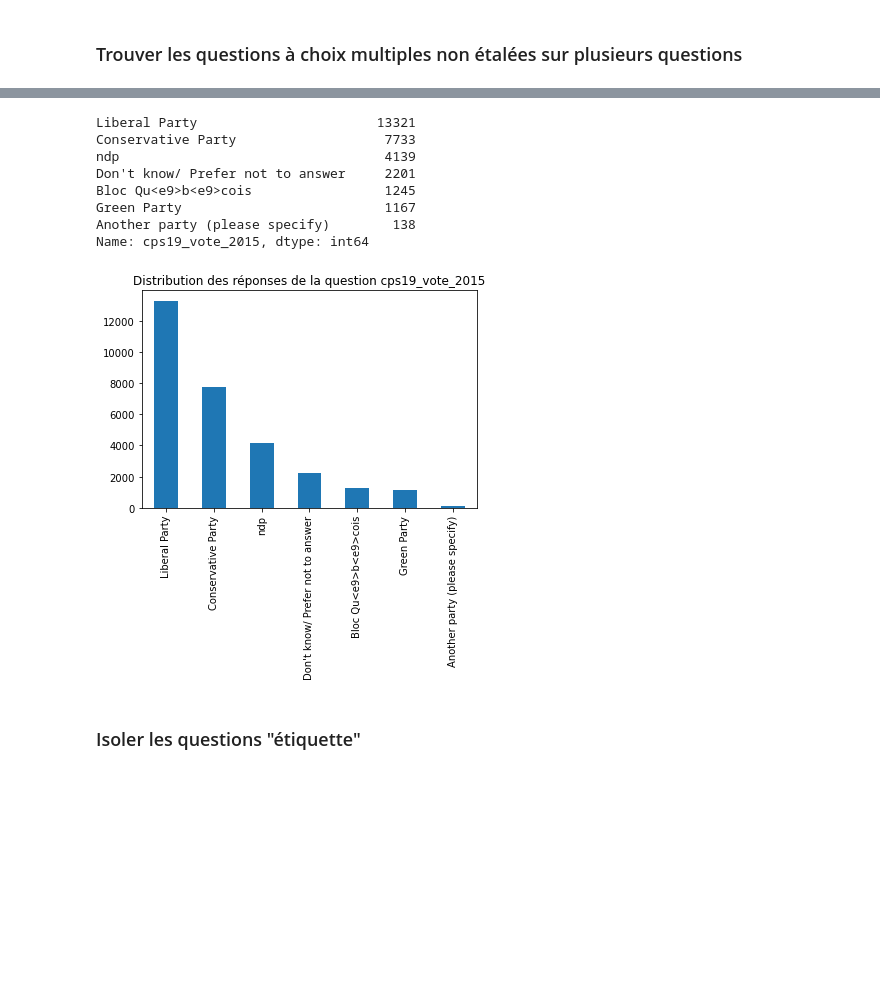
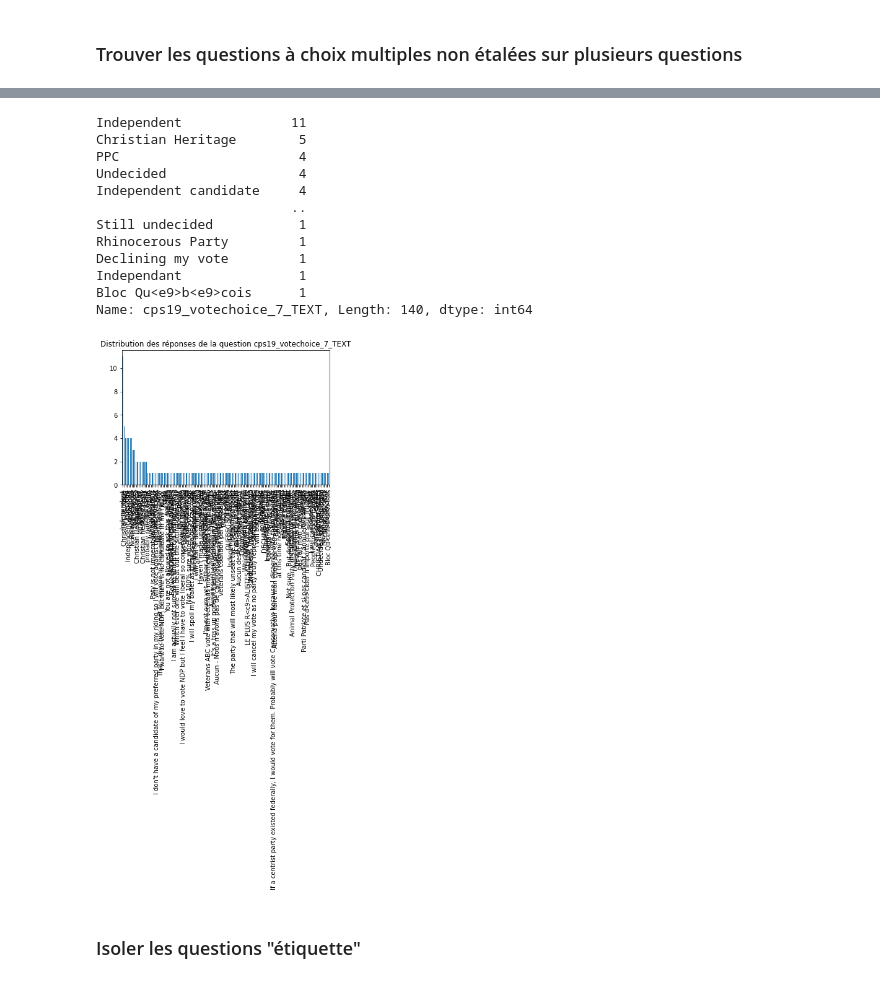
Before and after one commit to n0aaz/Projet_GLO-7027, a Jupyter notebook: traitementDonnees.ipynb, the cells around one changed output, grey strips where cells are left out. Saved outputs shown, nothing was run; the diff lists cells and outputs as text; code cells hidden in the pictures; blank space fills up the shorter version.

```diff
--- a/traitementDonnees.ipynb
+++ b/traitementDonnees.ipynb
@@ -93,17 +175,21 @@ Il y a 11 questions à 3 choix.
 # %%
-col_of_interest = "cps19_vote_2015"
+col_of_interest = "cps19_votechoice_7_TEXT"
 print(df[col_of_interest].value_counts())
 util.plot_column_values(df, col_of_interest)
 # %% [output]
-Liberal Party                       13321
-Conservative Party                   7733
-ndp                                  4139
-Don't know/ Prefer not to answer     2201
-Bloc Qu<e9>b<e9>cois                 1245
-Green Party                          1167
-Another party (please specify)        138
-Name: cps19_vote_2015, dtype: int64
+Independent              11
+Christian Heritage        5
+PPC                       4
+Undecided                 4
+Independent candidate     4
+                         ..
+Still undecided           1
+Rhinocerous Party         1
+Declining my vote         1
+Independant               1
+Bloc Qu<e9>b<e9>cois      1
+Name: cps19_votechoice_7_TEXT, Length: 140, dtype: int64
-[figure, old version]
+[figure, new version]
 # %% [markdown]
 ### Isoler les questions "étiquette"
 # %%
```
Also changed, not shown: parts of 14 cells of this notebook.
